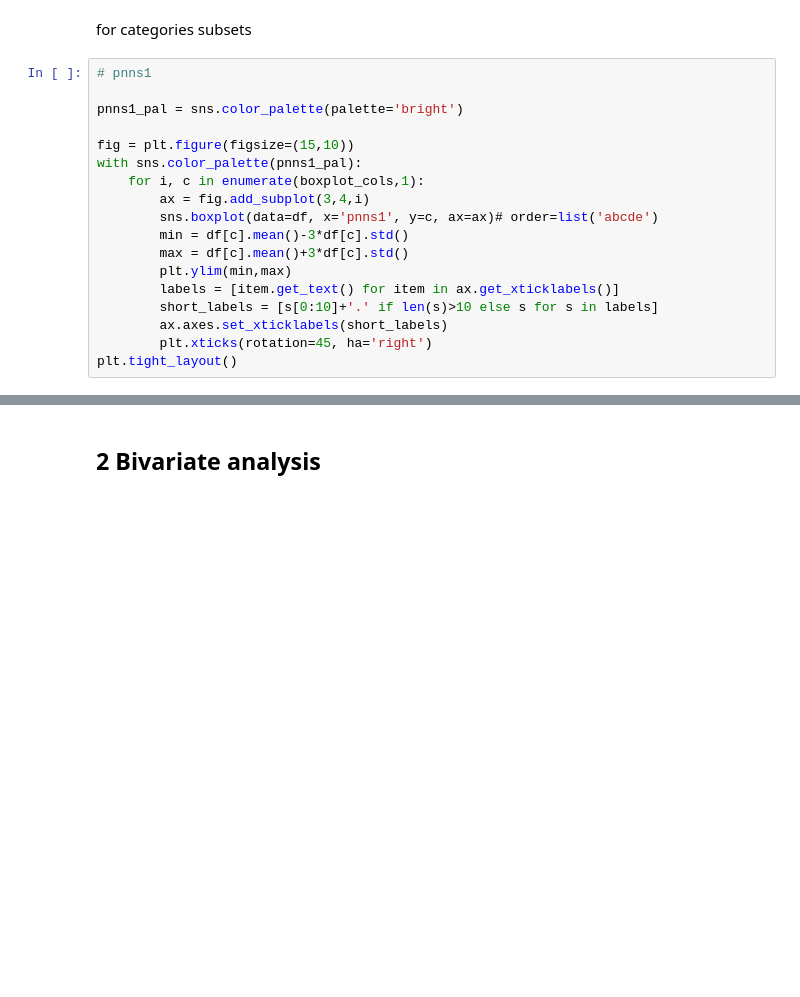
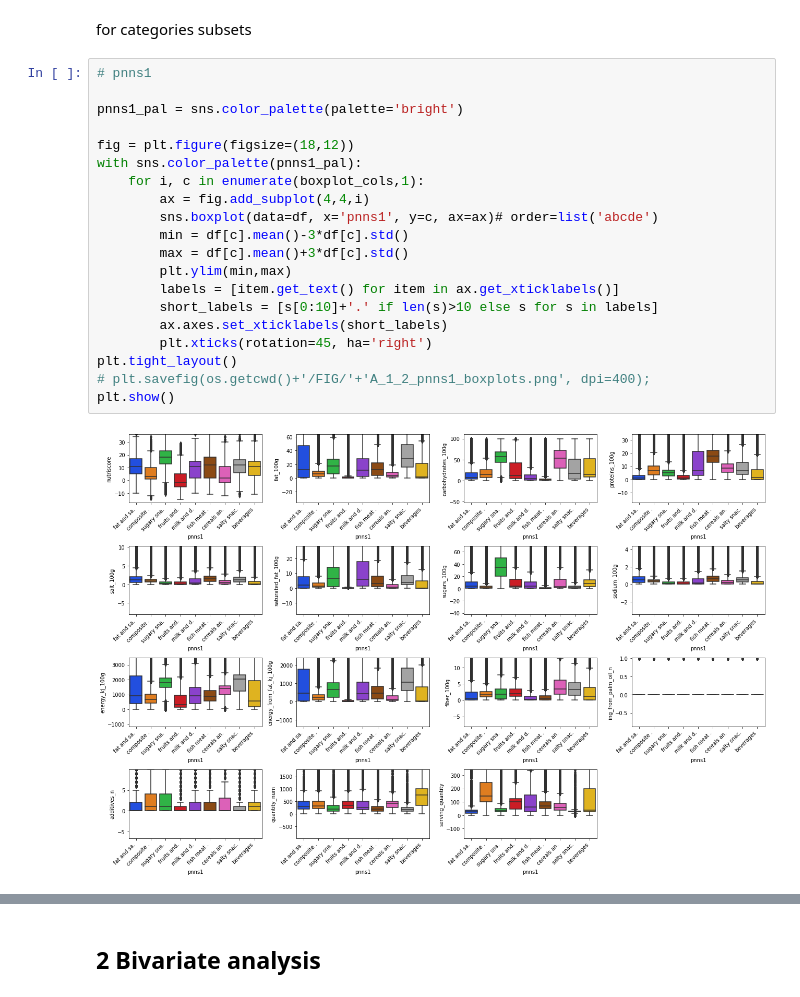
Before and after one commit to SmellyArmure/OC_DS_Project3, a Jupyter notebook: NOTEBOOKS/P3_Analysis.ipynb, the cells around one changed output, grey strips where cells are left out. Drawn from its saved outputs; the diff is of its cells as text; blank space fills up the shorter version.

```diff
--- a/NOTEBOOKS/P3_Analysis.ipynb
+++ b/NOTEBOOKS/P3_Analysis.ipynb
@@ -335,18 +374,22 @@ for categories subsets
 # %%
 # pnns1
 
 pnns1_pal = sns.color_palette(palette='bright')
 
-fig = plt.figure(figsize=(15,10))
+fig = plt.figure(figsize=(18,12))
 with sns.color_palette(pnns1_pal):
     for i, c in enumerate(boxplot_cols,1):
-        ax = fig.add_subplot(3,4,i)
+        ax = fig.add_subplot(4,4,i)
         sns.boxplot(data=df, x='pnns1', y=c, ax=ax)# order=list('abcde')
         min = df[c].mean()-3*df[c].std()
         max = df[c].mean()+3*df[c].std()
         plt.ylim(min,max)
         labels = [item.get_text() for item in ax.get_xticklabels()]
         short_labels = [s[0:10]+'.' if len(s)>10 else s for s in labels]
         ax.axes.set_xticklabels(short_labels)
         plt.xticks(rotation=45, ha='right')
 plt.tight_layout()
+# plt.savefig(os.getcwd()+'/FIG/'+'A_1_2_pnns1_boxplots.png', dpi=400);
+plt.show()
+# %% [output]
+[figure, added]
```
Also changed, not shown: parts of 58 cells of this notebook, 4 other files.
